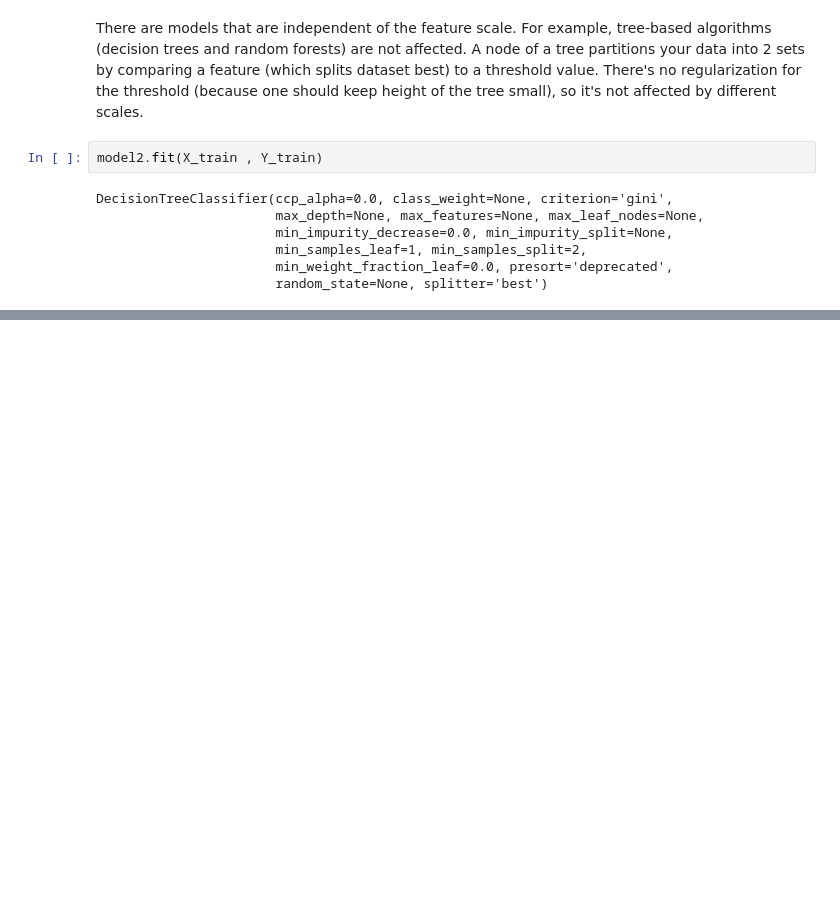
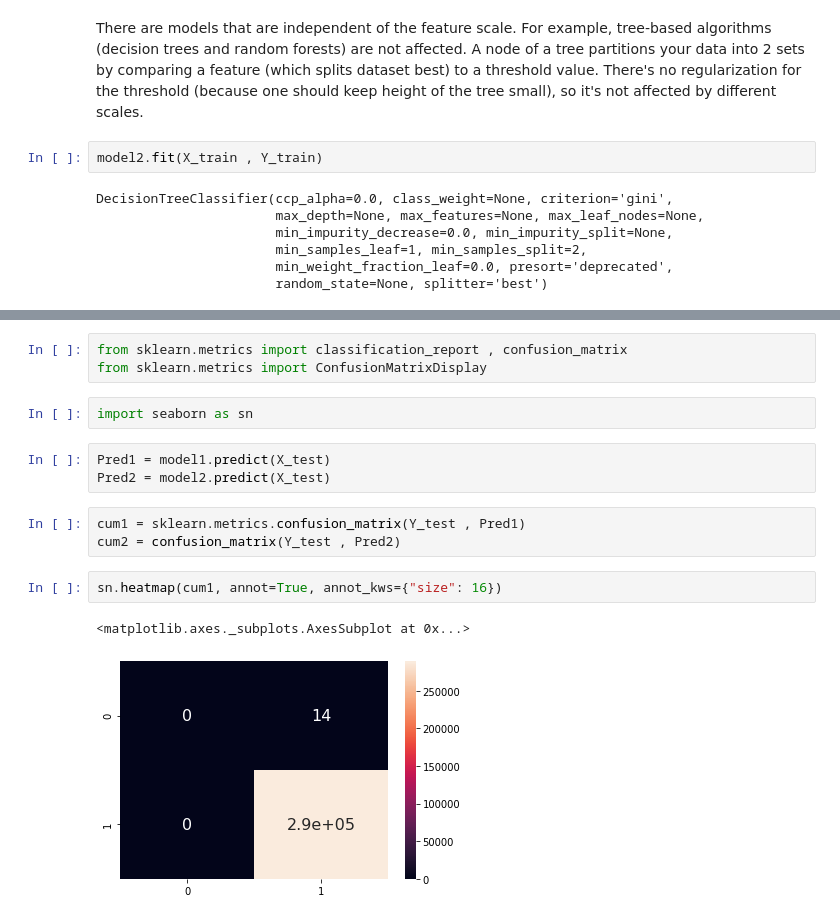
Before and after one commit to tejuskaw/mypynb, a Jupyter notebook: random_forest_part_2 (1).ipynb, the cells around one changed output, grey strips where cells are left out. Saved outputs shown, nothing was run; the diff lists cells and outputs as text; blank space fills up the shorter version.

```diff
--- a/random_forest_part_2 (1).ipynb
+++ b/random_forest_part_2 (1).ipynb
@@ -189,0 +192,16 @@ model2.score(X_test , Y_test)
+# %%
+from sklearn.metrics import classification_report , confusion_matrix
+from sklearn.metrics import ConfusionMatrixDisplay
+# %%
+import seaborn as sn
+# %%
+Pred1 = model1.predict(X_test)
+Pred2 = model2.predict(X_test)
+# %%
+cum1 = sklearn.metrics.confusion_matrix(Y_test , Pred1)
+cum2 = confusion_matrix(Y_test , Pred2)
+# %%
+sn.heatmap(cum1, annot=True, annot_kws={"size": 16})
+# %% [output]
+<matplotlib.axes._subplots.AxesSubplot at 0x...>
+[figure, added]
```
Also changed, not shown: parts of 6 cells of this notebook.
